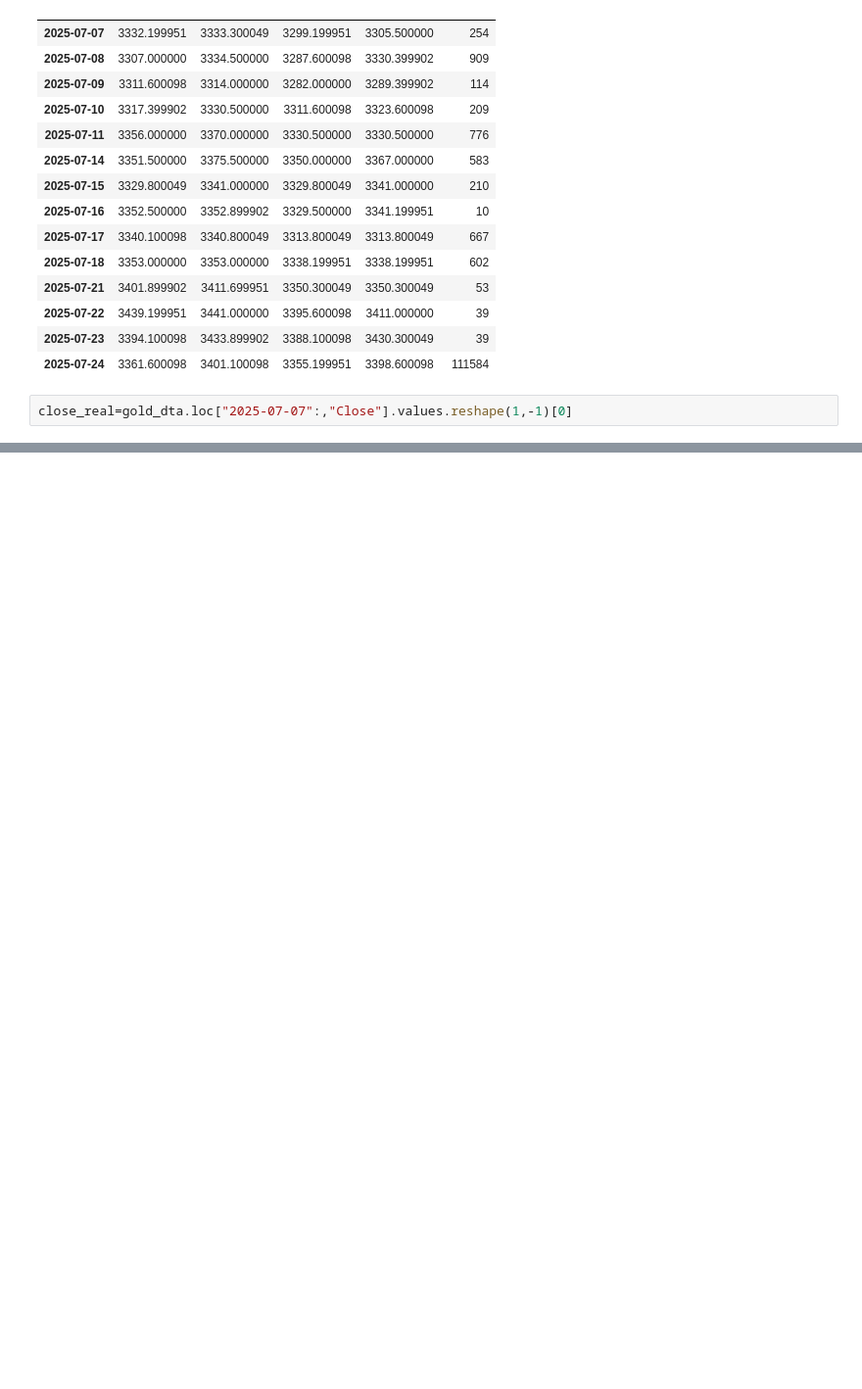
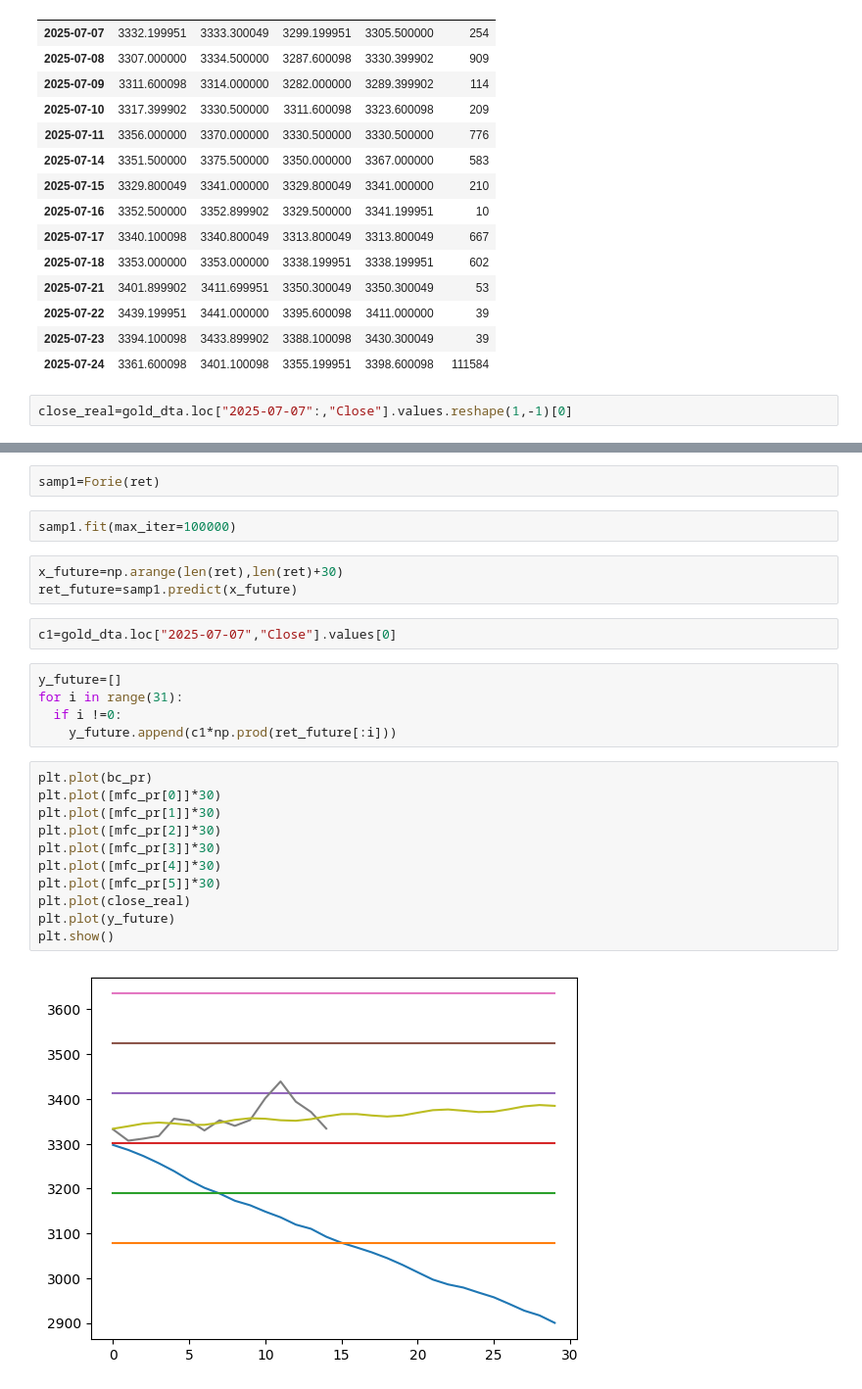
Before and after one commit to bahram3000/google_colab, a Jupyter notebook: test_goldnn.ipynb, the cells around one changed output, grey strips where cells are left out. Shown at 98% size. Saved outputs shown, nothing was run; the diff lists cells and outputs as text; blank space fills up the shorter version.

Commit message:
a new develop by forieh series predict

```diff
--- a/test_goldnn.ipynb
+++ b/test_goldnn.ipynb
@@ -67,0 +75,27 @@ plt.show()
+# %%
+samp1=Forie(ret)
+# %%
+samp1.fit(max_iter=100000)
+# %%
+x_future=np.arange(len(ret),len(ret)+30)
+ret_future=samp1.predict(x_future)
+# %%
+c1=gold_dta.loc["2025-07-07","Close"].values[0]
+# %%
+y_future=[]
+for i in range(31):
+  if i !=0:
+    y_future.append(c1*np.prod(ret_future[:i]))
+# %%
+plt.plot(bc_pr)
+plt.plot([mfc_pr[0]]*30)
+plt.plot([mfc_pr[1]]*30)
+plt.plot([mfc_pr[2]]*30)
+plt.plot([mfc_pr[3]]*30)
+plt.plot([mfc_pr[4]]*30)
+plt.plot([mfc_pr[5]]*30)
+plt.plot(close_real)
+plt.plot(y_future)
+plt.show()
+# %% [output]
+[figure, added]
```
Also changed, not shown: parts of 5 cells of this notebook.
